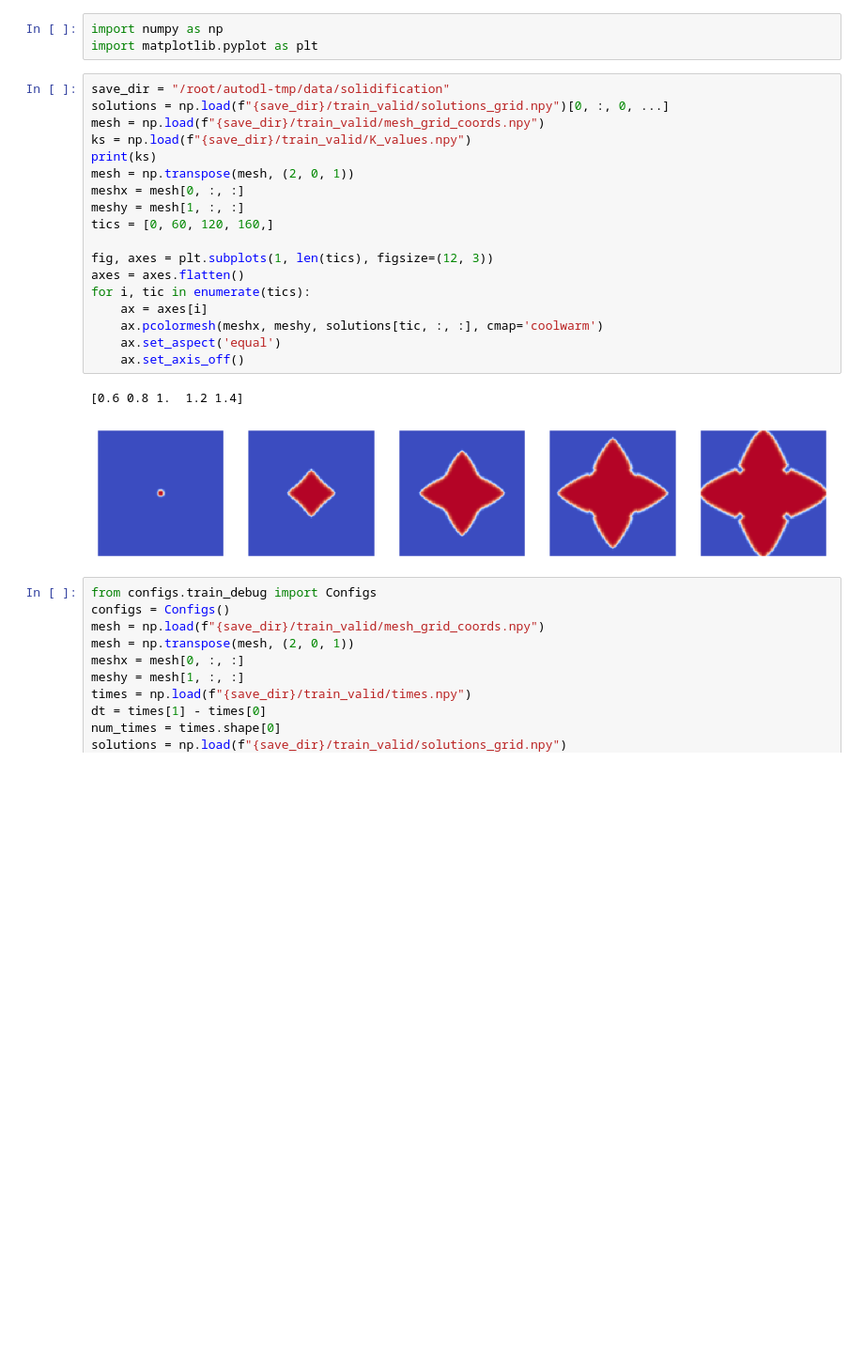
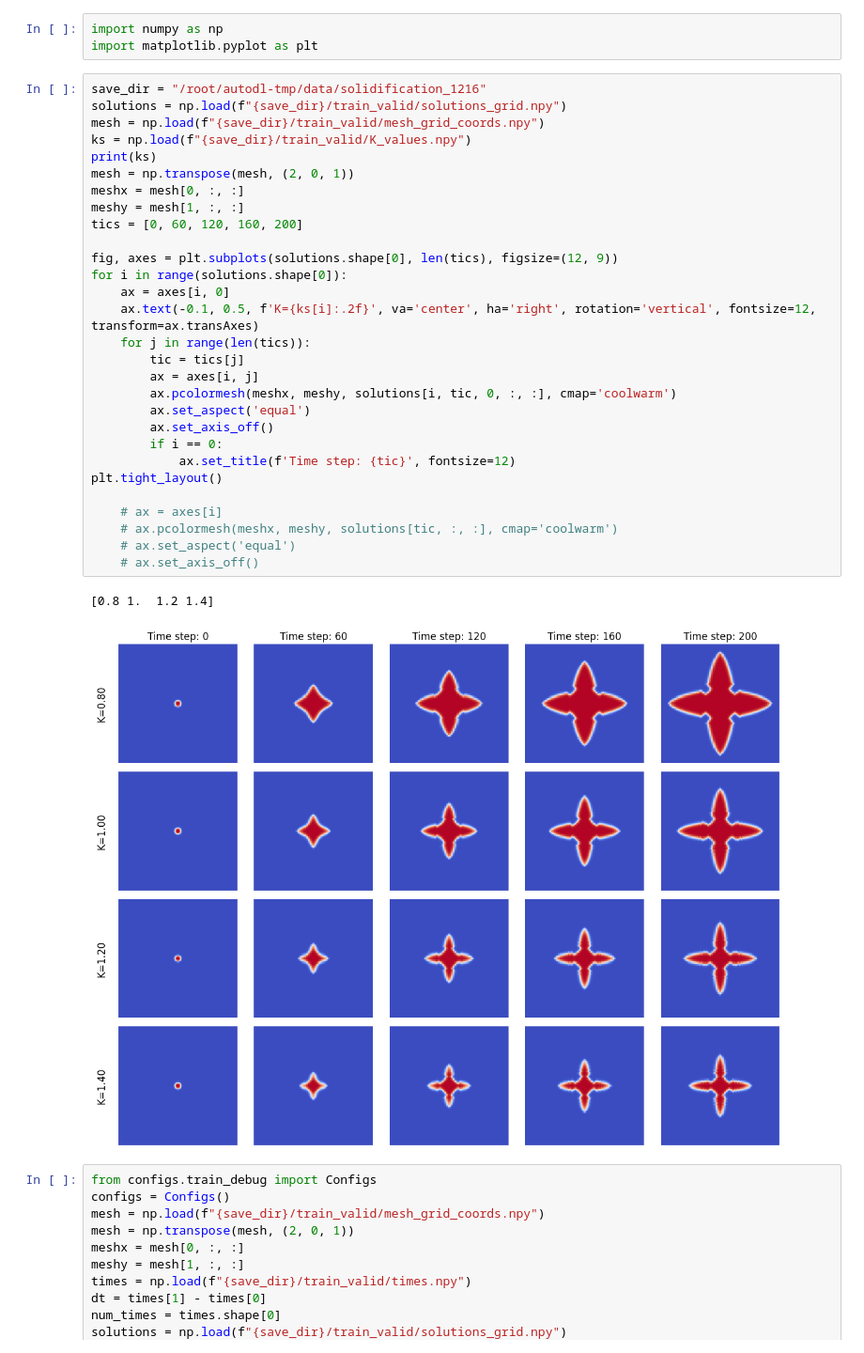
Before and after one commit to NanxiiChen/PF-PINO, a Jupyter notebook: solidification/make_dataset.ipynb, the cells around one changed output. Shown at 94% size. Drawn from its saved outputs; the diff is of its cells as text; blank space fills up the shorter version.

```diff
--- a/solidification/make_dataset.ipynb
+++ b/solidification/make_dataset.ipynb
@@ -2,26 +2,37 @@
 import numpy as np
 import matplotlib.pyplot as plt
 # %%
-save_dir = "/root/autodl-tmp/data/solidification"
-solutions = np.load(f"{save_dir}/train_valid/solutions_grid.npy")[0, :, 0, ...]
+save_dir = "/root/autodl-tmp/data/solidification_1216"
+solutions = np.load(f"{save_dir}/train_valid/solutions_grid.npy")
 mesh = np.load(f"{save_dir}/train_valid/mesh_grid_coords.npy")
 ks = np.load(f"{save_dir}/train_valid/K_values.npy")
 print(ks)
 mesh = np.transpose(mesh, (2, 0, 1))
 meshx = mesh[0, :, :]
 meshy = mesh[1, :, :]
-tics = [0, 60, 120, 160,]
+tics = [0, 60, 120, 160, 200]
 
-fig, axes = plt.subplots(1, len(tics), figsize=(12, 3))
-axes = axes.flatten()
-for i, tic in enumerate(tics):
-    ax = axes[i]
-    ax.pcolormesh(meshx, meshy, solutions[tic, :, :], cmap='coolwarm')
-    ax.set_aspect('equal')
-    ax.set_axis_off()
+fig, axes = plt.subplots(solutions.shape[0], len(tics), figsize=(12, 9))
+for i in range(solutions.shape[0]):
+    ax = axes[i, 0]
+    ax.text(-0.1, 0.5, f'K={ks[i]:.2f}', va='center', ha='right', rotation='vertical', fontsize=12, transform=ax.transAxes)
+    for j in range(len(tics)):
+        tic = tics[j]
+        ax = axes[i, j]
+        ax.pcolormesh(meshx, meshy, solutions[i, tic, 0, :, :], cmap='coolwarm')
+        ax.set_aspect('equal')
+        ax.set_axis_off()
+        if i == 0:
+            ax.set_title(f'Time step: {tic}', fontsize=12)
+plt.tight_layout()
+
+    # ax = axes[i]
+    # ax.pcolormesh(meshx, meshy, solutions[tic, :, :], cmap='coolwarm')
+    # ax.set_aspect('equal')
+    # ax.set_axis_off()
 # %% [output]
-[0.6 0.8 1.  1.2 1.4]
+[0.8 1.  1.2 1.4]
-[figure, old version]
+[figure, new version]
 # %%
 from configs.train_debug import Configs
 configs = Configs()
```
Also changed, not shown: parts of 5 cells of this notebook, 6 other files.
